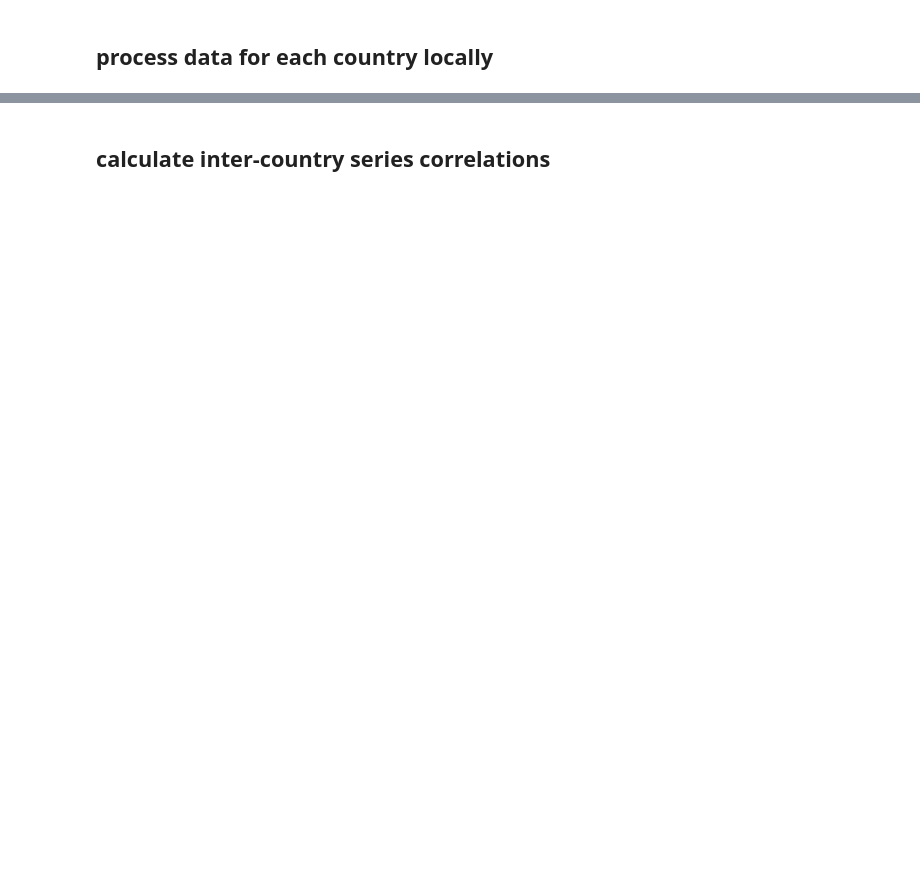
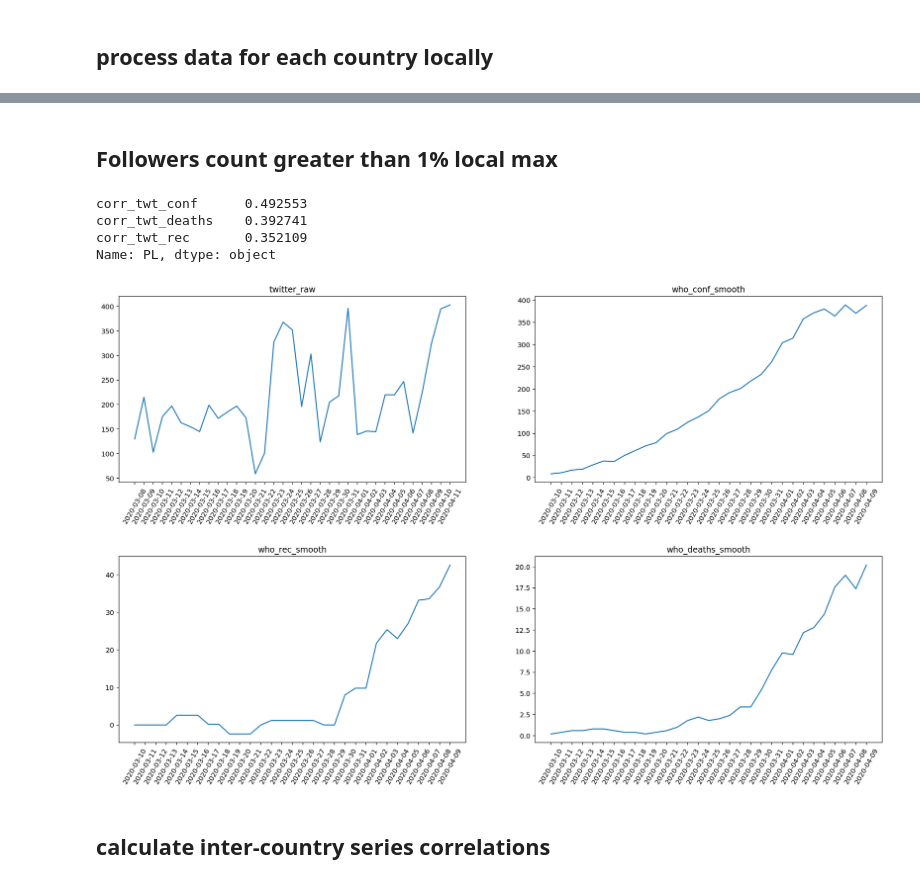
Before and after one commit to mszpyrka/CoronavirusMining, a Jupyter notebook: analysis/prototyp2.ipynb, the cells around one changed output, grey strips where cells are left out. Drawn from its saved outputs; the diff is of its cells as text; code cells hidden in the pictures; blank space fills up the shorter version.

```diff
--- a/analysis/prototyp2.ipynb
+++ b/analysis/prototyp2.ipynb
@@ -118,3 +118,27 @@ Name: US, dtype: object
+# %% [markdown]
+## Followers count greater than 1% local max
+# %%
+code = 'PL'
+country_summary = summary_df.loc[code]
+
+series_list = ['twitter_raw', 'who_conf_smooth', 'who_rec_smooth', 'who_deaths_smooth']
+
+print(country_summary[-3:])
+
+plt.figure(figsize=(20, 12))
+
+for i, series_name in enumerate(series_list):
+    plt.subplot(2, 2, i + 1)
+    plt.xticks(rotation=60)
+    plt.plot(country_summary[series_name])
+    plt.subplots_adjust(hspace=0.4)
+    plt.title(series_name)
+# %% [output]
+corr_twt_conf      0.492553
+corr_twt_deaths    0.392741
+corr_twt_rec       0.352109
+Name: PL, dtype: object
+[figure, added]
 # %% [markdown]
 ## calculate inter-country series correlations
 # %%
```
Also changed, not shown: parts of 5 cells of this notebook, 4 other files.
